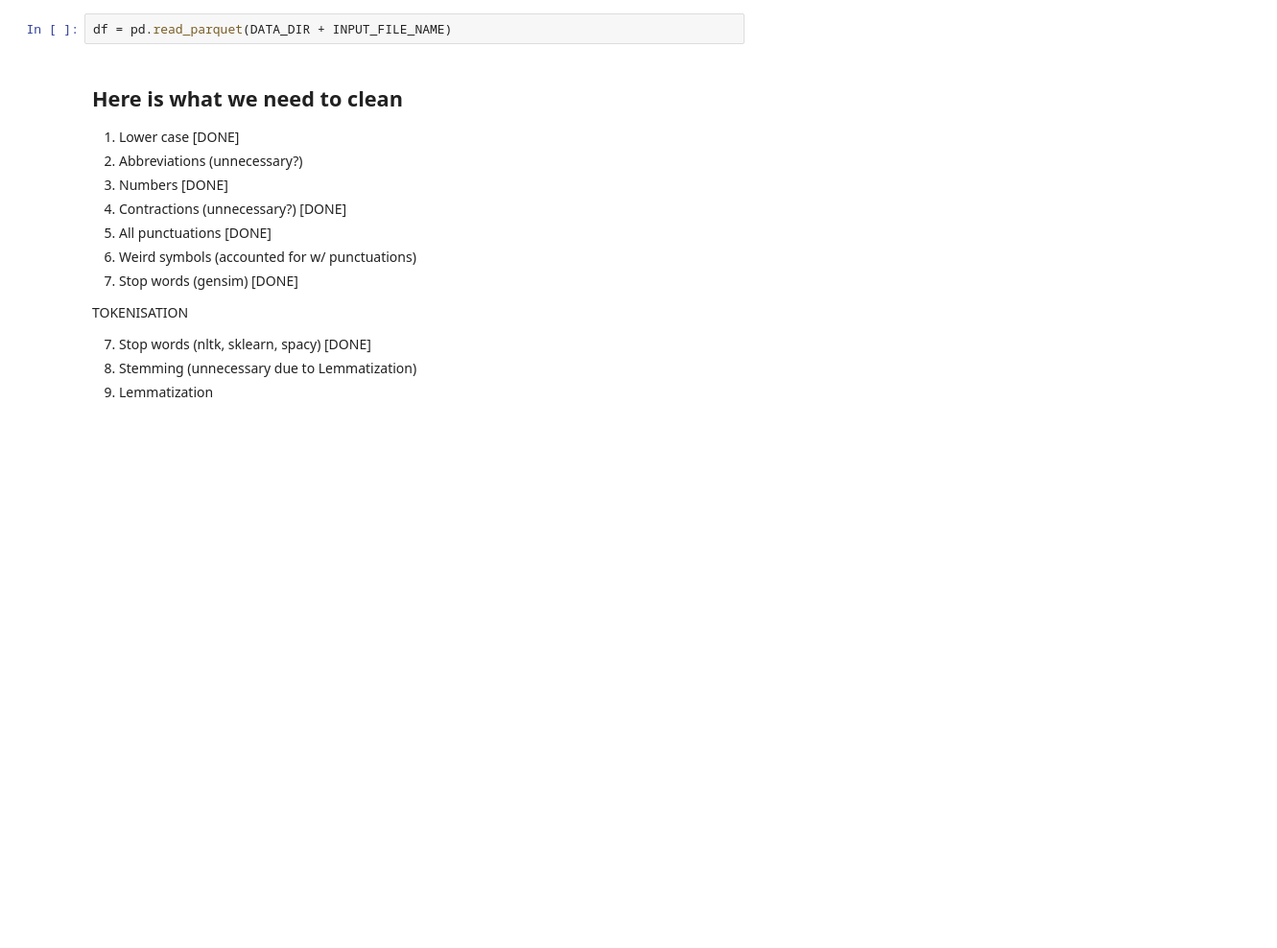
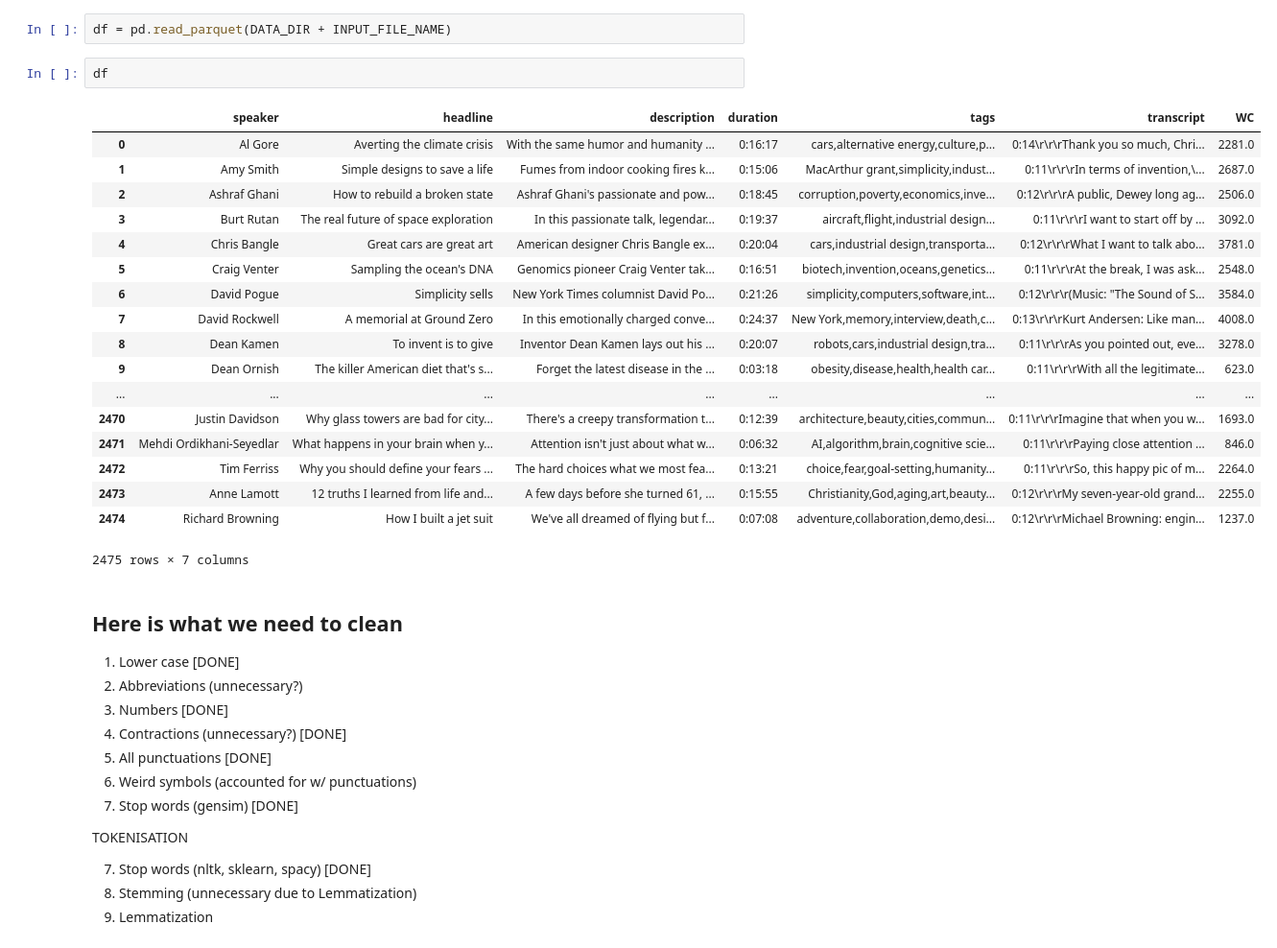
Before and after one commit to GlennChia/50_038_cds_project, a Jupyter notebook: notebooks/cleaning/clean_raw_transcript.ipynb, the cells around one changed output. Shown at 96% size. Saved outputs shown, nothing was run; the diff lists cells and outputs as text; blank space fills up the shorter version.

```diff
--- a/notebooks/cleaning/clean_raw_transcript.ipynb
+++ b/notebooks/cleaning/clean_raw_transcript.ipynb
@@ -28,6 +28,27 @@ INPUT_FILE_NAME = 'subset_raw.parquet'
 OUTPUT_FILE_NAME = 'cleaned.parquet'
 # %%
 df = pd.read_parquet(DATA_DIR + INPUT_FILE_NAME)
+# %%
+df
+# %% [output]
+|  | speaker | headline | description | duration | tags | transcript | WC |
+| 0 | Al Gore | Averting the climate crisis | With the same humor and humanity ... | 0:16:17 | cars,alternative energy,culture,p... | 0:14\r\r\rThank you so much, Chri... | 2281.0 |
+| 1 | Amy Smith | Simple designs to save a life | Fumes from indoor cooking fires k... | 0:15:06 | MacArthur grant,simplicity,indust... | 0:11\r\r\rIn terms of invention,\... | 2687.0 |
+| 2 | Ashraf Ghani | How to rebuild a broken state | Ashraf Ghani's passionate and pow... | 0:18:45 | corruption,poverty,economics,inve... | 0:12\r\r\rA public, Dewey long ag... | 2506.0 |
+| 3 | Burt Rutan | The real future of space exploration | In this passionate talk, legendar... | 0:19:37 | aircraft,flight,industrial design... | 0:11\r\r\rI want to start off by ... | 3092.0 |
+| 4 | Chris Bangle | Great cars are great art | American designer Chris Bangle ex... | 0:20:04 | cars,industrial design,transporta... | 0:12\r\r\rWhat I want to talk abo... | 3781.0 |
+| 5 | Craig Venter | Sampling the ocean's DNA | Genomics pioneer Craig Venter tak... | 0:16:51 | biotech,invention,oceans,genetics... | 0:11\r\r\rAt the break, I was ask... | 2548.0 |
+| 6 | David Pogue | Simplicity sells | New York Times columnist David Po... | 0:21:26 | simplicity,computers,software,int... | 0:12\r\r\r(Music: "The Sound of S... | 3584.0 |
+| 7 | David Rockwell | A memorial at Ground Zero | In this emotionally charged conve... | 0:24:37 | New York,memory,interview,death,c... | 0:13\r\r\rKurt Andersen: Like man... | 4008.0 |
+| 8 | Dean Kamen | To invent is to give | Inventor Dean Kamen lays out his ... | 0:20:07 | robots,cars,industrial design,tra... | 0:11\r\r\rAs you pointed out, eve... | 3278.0 |
+| 9 | Dean Ornish | The killer American diet that's s... | Forget the latest disease in the ... | 0:03:18 | obesity,disease,health,health car... | 0:11\r\r\rWith all the legitimate... | 623.0 |
+| ... | ... | ... | ... | ... | ... | ... | ... |
+| 2470 | Justin Davidson | Why glass towers are bad for city... | There's a creepy transformation t... | 0:12:39 | architecture,beauty,cities,commun... | 0:11\r\r\rImagine that when you w... | 1693.0 |
+| 2471 | Mehdi Ordikhani-Seyedlar | What happens in your brain when y... | Attention isn't just about what w... | 0:06:32 | AI,algorithm,brain,cognitive scie... | 0:11\r\r\rPaying close attention ... | 846.0 |
+| 2472 | Tim Ferriss | Why you should define your fears ... | The hard choices what we most fea... | 0:13:21 | choice,fear,goal-setting,humanity... | 0:11\r\r\rSo, this happy pic of m... | 2264.0 |
+| 2473 | Anne Lamott | 12 truths I learned from life and... | A few days before she turned 61, ... | 0:15:55 | Christianity,God,aging,art,beauty... | 0:12\r\r\rMy seven-year-old grand... | 2255.0 |
+| 2474 | Richard Browning | How I built a jet suit | We've all dreamed of flying but f... | 0:07:08 | adventure,collaboration,demo,desi... | 0:12\r\r\rMichael Browning: engin... | 1237.0 |
+2475 rows × 7 columns
 # %% [markdown]
 ## Here is what we need to clean
 1. Lower case [DONE]
```
Also changed, not shown: parts of 9 cells of this notebook, 1 other file.
